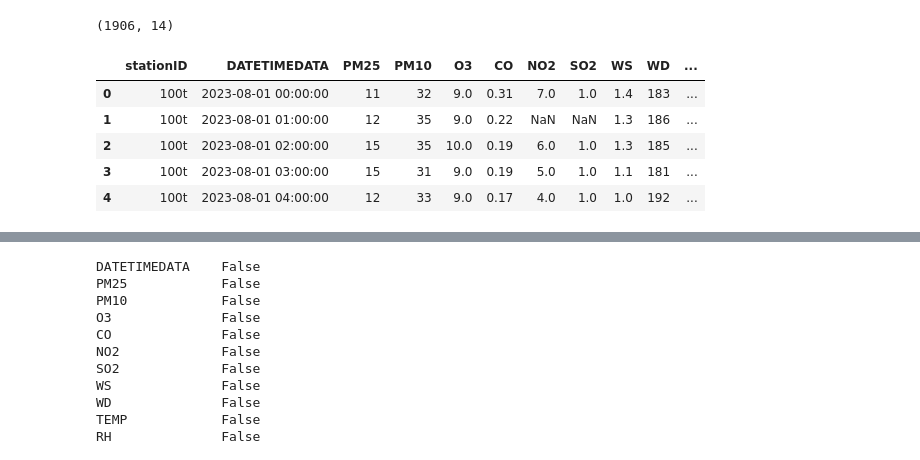
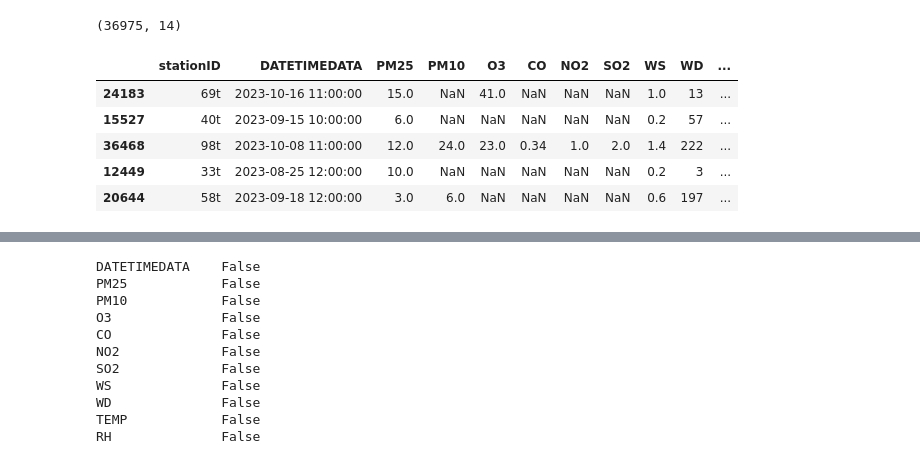
Before and after one commit to bestculling/PM2.5-Prediction-Process, a Jupyter notebook: Preprocessing.ipynb, the cells around one changed output, grey strips where cells are left out. Cells and saved outputs as stored; diff of their text form; code cells hidden in the pictures.

```diff
--- a/Preprocessing.ipynb
+++ b/Preprocessing.ipynb
@@ -6,5 +6,4 @@ import seaborn as sns
 sns.set()
 # %%
 # Load Datasets
-df = pd.read_csv('data/PM25_Station100t.csv')
-df
+df = pd.read_csv('data/raw_data.csv')
@@ -25,16 +10,16 @@ df
 # %%
 df.shape
 # %% [output]
-(1906, 14)
+(36975, 14)
 # %%
-df.head(5)
+df.sample(5)
 # %% [output]
 |  | stationID | DATETIMEDATA | PM25 | PM10 | O3 | CO | NO2 | SO2 | WS | WD | ... |
-| 0 | 100t | 2023-08-01 00:00:00 | 11 | 32 | 9.0 | 0.31 | 7.0 | 1.0 | 1.4 | 183 | ... |
-| 1 | 100t | 2023-08-01 01:00:00 | 12 | 35 | 9.0 | 0.22 | NaN | NaN | 1.3 | 186 | ... |
-| 2 | 100t | 2023-08-01 02:00:00 | 15 | 35 | 10.0 | 0.19 | 6.0 | 1.0 | 1.3 | 185 | ... |
-| 3 | 100t | 2023-08-01 03:00:00 | 15 | 31 | 9.0 | 0.19 | 5.0 | 1.0 | 1.1 | 181 | ... |
-| 4 | 100t | 2023-08-01 04:00:00 | 12 | 33 | 9.0 | 0.17 | 4.0 | 1.0 | 1.0 | 192 | ... |
+| 24183 | 69t | 2023-10-16 11:00:00 | 15.0 | NaN | 41.0 | NaN | NaN | NaN | 1.0 | 13 | ... |
+| 15527 | 40t | 2023-09-15 10:00:00 | 6.0 | NaN | NaN | NaN | NaN | NaN | 0.2 | 57 | ... |
+| 36468 | 98t | 2023-10-08 11:00:00 | 12.0 | 24.0 | 23.0 | 0.34 | 1.0 | 2.0 | 1.4 | 222 | ... |
+| 12449 | 33t | 2023-08-25 12:00:00 | 10.0 | NaN | NaN | NaN | NaN | NaN | 0.2 | 3 | ... |
+| 20644 | 58t | 2023-09-18 12:00:00 | 3.0 | 6.0 | NaN | NaN | NaN | NaN | 0.6 | 197 | ... |
 # %%
 df.describe()
 # %% [output]
```
Also changed, not shown: parts of 13 cells of this notebook, 12 other files.
